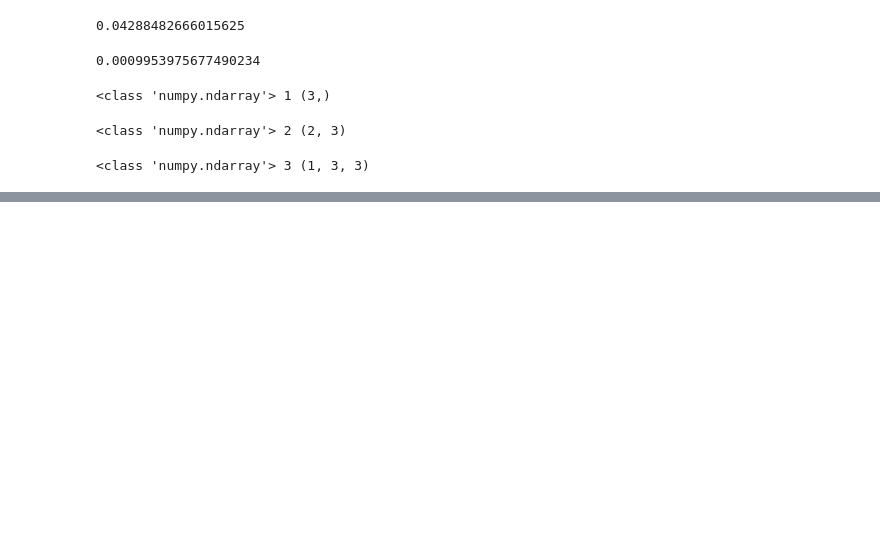
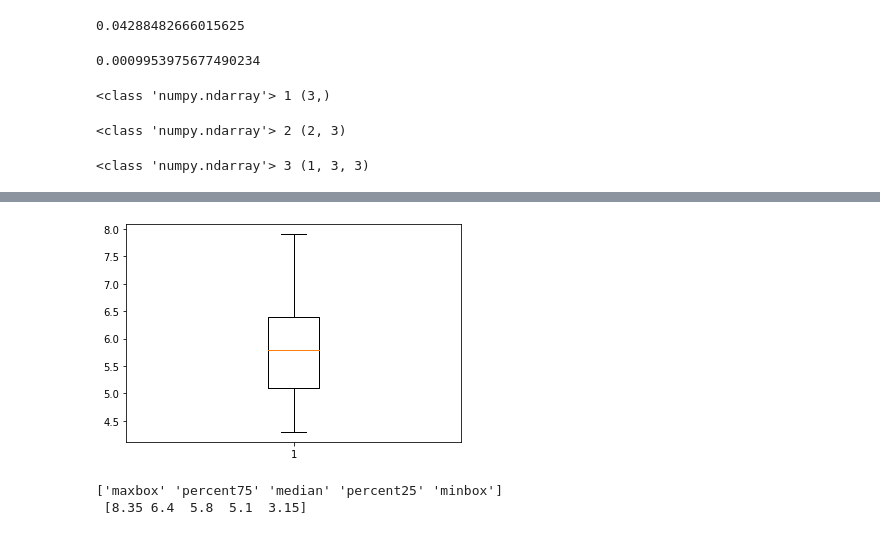
Before and after one commit to Hongbi-Kim/Machine-Learning, a Jupyter notebook: AI_code/01. 넘파이(numpy).ipynb, the cells around one changed output, grey strips where cells are left out. Saved outputs shown, nothing was run; the diff lists cells and outputs as text; code cells hidden in the pictures; blank space fills up the shorter version.

```diff
--- a/AI_code/01. 넘파이(numpy).ipynb
+++ b/AI_code/01. 넘파이(numpy).ipynb
@@ -39,0 +443,21 @@ print(type(array), array.ndim, array.shape)
+# %%
+plt.boxplot(iris.data[:,0])
+plt.show()
+# %% [output]
+[figure, added]
+# %%
+def box_DESC(x):
+    median = np.median(x)   # 50%
+    percent25 = np.percentile(x, 25)
+    percent75 = np.percentile(x, 75)
+    IQR = percent75 - percent25
+    beard = IQR*1.5
+    maxbox = percent75 + beard
+    minbox = percent25 - beard
+    X = np.array(['maxbox', 'percent75', 'median', 'percent25', 'minbox'])
+    Y = np.array([maxbox, percent75, median, percent25, minbox])
+    print(X, '\n', Y)
+box_DESC(iris.data[:,0])
+# %% [output]
+['maxbox' 'percent75' 'median' 'percent25' 'minbox']
+ [8.35 6.4  5.8  5.1  3.15]
```
Also changed, not shown: parts of 47 cells of this notebook, 2 other files.
